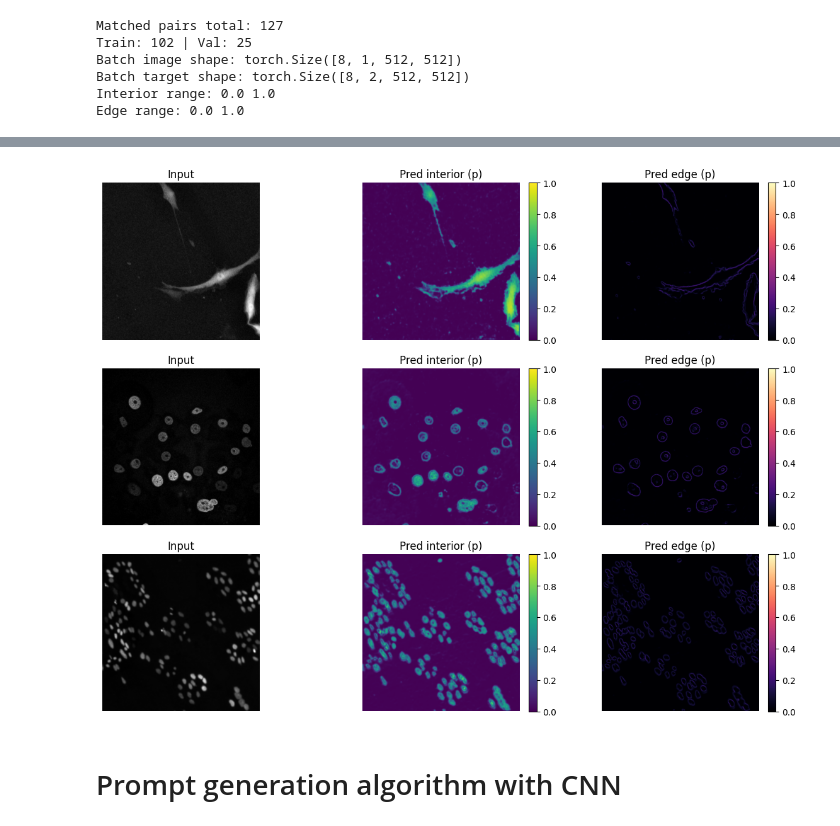
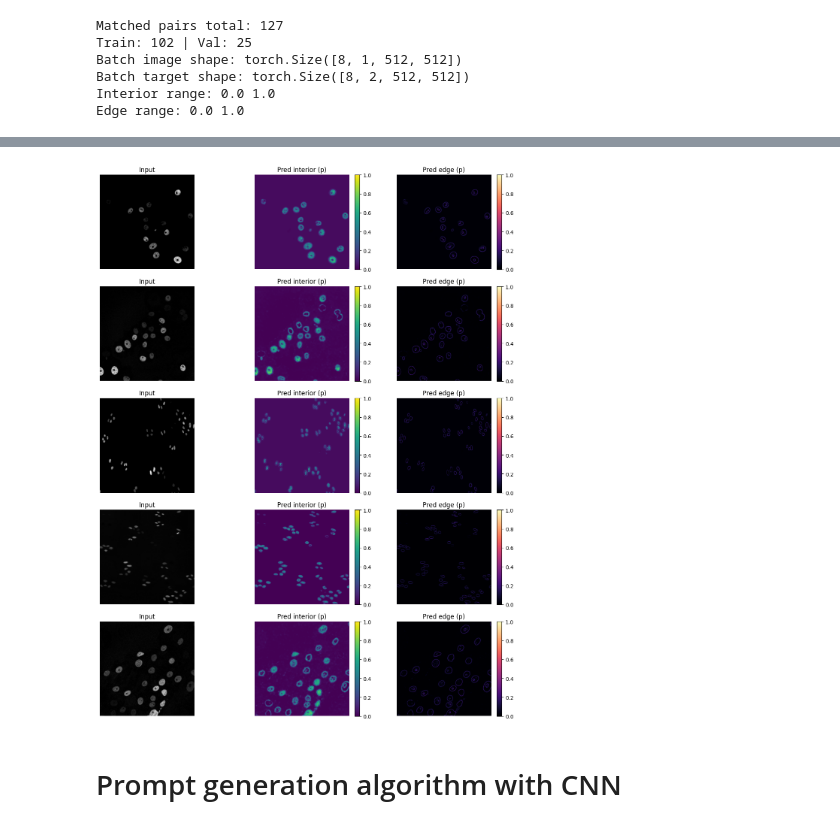
Before and after one commit to sydneycally-inclane-2812/cell-tracking-challenge-cv-project, a Jupyter notebook: src/prompt-generation/cnn.ipynb, the cells around one changed output, grey strips where cells are left out. Cells and saved outputs as stored; diff of their text form; code cells hidden in the pictures.

```diff
--- a/src/prompt-generation/cnn.ipynb
+++ b/src/prompt-generation/cnn.ipynb
@@ -547,35 +531,35 @@ def show_predictions(model, dataloader, device, num_samples=3):
 
     if len(examples) == 0:
         raise RuntimeError("No samples found in dataloader.")
 
     fig, axes = plt.subplots(len(examples), 3, figsize=(12, 3 * len(examples)))
     if len(examples) == 1:
         axes = [axes]
 
     for row, (img_hw, interior_hw, edge_hw) in enumerate(examples):
         ax_in, ax_int, ax_edge = axes[row]
 
         ax_in.imshow(img_hw, cmap="gray")
         ax_in.set_title("Input")
         ax_in.axis("off")
 
         im1 = ax_int.imshow(interior_hw, cmap="viridis", vmin=0.0, vmax=1.0)
         ax_int.set_title("Pred interior (p)")
         ax_int.axis("off")
         fig.colorbar(im1, ax=ax_int, fraction=0.046, pad=0.04)
 
         im2 = ax_edge.imshow(edge_hw, cmap="magma", vmin=0.0, vmax=1.0)
         ax_edge.set_title("Pred edge (p)")
         ax_edge.axis("off")
         fig.colorbar(im2, ax=ax_edge, fraction=0.046, pad=0.04)
 
     plt.tight_layout()
     plt.show()
 
 
-show_predictions(model, train_loader, DEVICE, num_samples=3)
+show_predictions(model, train_loader, DEVICE, num_samples=5)
 # %% [output]
-[figure, old version]
+[figure, new version]
 # %% [markdown]
 # Prompt generation algorithm with CNN
 # %%
```
Also changed, not shown: parts of 9 cells of this notebook, 4 other files.
